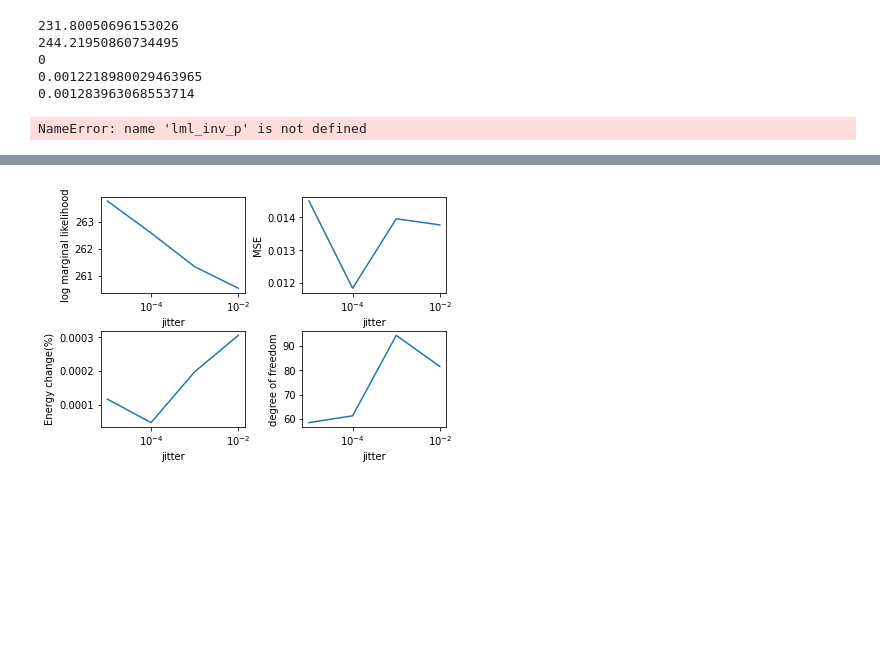
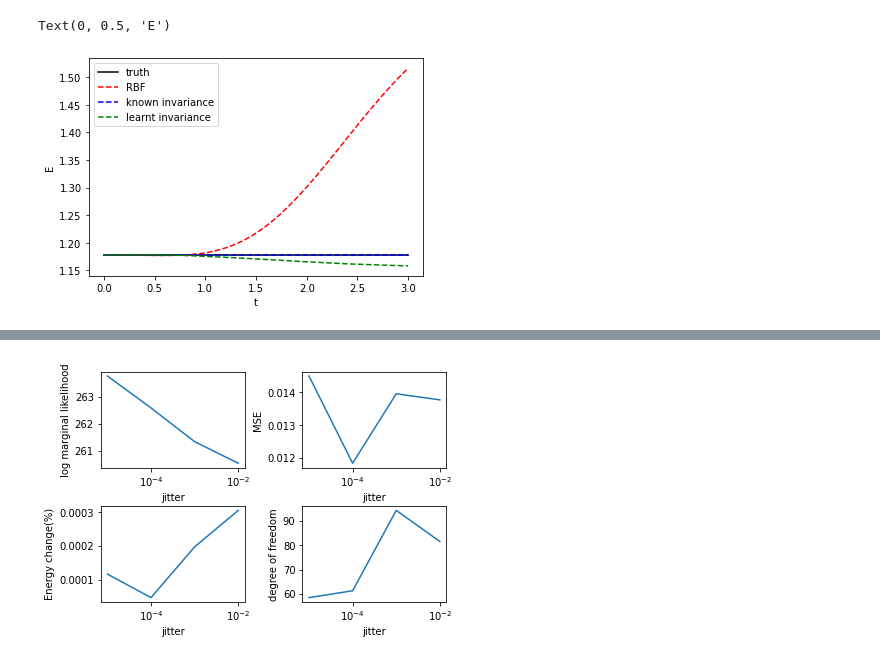
Before and after one commit to charlielao/dynamical_system_invariance_project, a Jupyter notebook: codes/run_1d.ipynb, the cells around one changed output, grey strips where cells are left out. Saved outputs shown, nothing was run; the diff lists cells and outputs as text; code cells hidden in the pictures; blank space fills up the shorter version.

```diff
--- a/codes/run_1d.ipynb
+++ b/codes/run_1d.ipynb
@@ -69 +183,14 @@ kernel.epsilon
+# %%
+t = np.linspace(0, testing_time, int(testing_time/time_step))
+plt.plot(t, tf.squeeze(evaluate_invariance[5])+1, label="truth", color="black")
+plt.plot(t, tf.squeeze(evaluate_moi[6])+1, "--", label="RBF", color="red")
+plt.plot(t, tf.squeeze(evaluate_invariance[6])+1,"--" ,  label="known invariance", color="blue")
+plt.plot(t, tf.squeeze(evaluate_invariance_p[6])+1, "--",label="learnt invariance", color="green")
+plt.legend()
+plt.xlabel("t")
+plt.ylabel("E")
+#plt.savefig("figures/shm_energy.pdf")
+# %% [output]
+Text(0, 0.5, 'E')
+[figure, added]
 # %%
@@ -70,59 +198,3 @@ kernel.epsilon
 import importlib, sys
 importlib.reload(sys.modules["invariance_functions"])
 from invariance_functions import evaluate_model_future
-# %%
-
-
-eva_future_moi = []
-eva_future_inv = []
-eva_future_inv_p = []
-
-grids = (3, 40)
-dynamics = SHM_dynamics
-
-lml_moi = moi.log_marginal_likelihood().numpy()
-lml_inv = known.log_marginal_likelihood().numpy()
-#lml_inv_p = m.log_marginal_likelihood().numpy()
-
-#grid_moi = (evaluate_model_grid(moi, grids, dynamics))
-#grid_inv = (evaluate_model_grid(known, grids, dynamics))
-#grid_inv_p = (evaluate_model_grid(m, grids, dynamics))
-print(lml_moi)
-print(lml_inv)
-#print(lml_inv_p)
-#def energy(X):
-#    return 0.5*tf.square(X[:,1])-np.cos(X[:,0])
-def energy(X):
-    return 0.5*tf.square(X[:,1])+0.5*tf.square(X[:,0])
-
-for i in range(1):
-    print(i)
-    test_starting_position = (np.random.uniform(-max_x, max_x))
-    test_starting_velocity = (np.random.uniform(-max_v, max_v))
-
-#    print(test_starting_position)
-#    print(test_starting_velocity)
-    test_starting = (test_starting_position, test_starting_velocity)
-    time_setting = (testing_time, time_step)
-
-    evaluate_moi = evaluate_model_future(moi, test_starting, dynamics,time_setting, energy)
-    eva_future_moi.append(evaluate_moi[0])
-
-    evaluate_invariance =evaluate_model_future(known, test_starting, dynamics,time_setting, energy)
-    eva_future_inv.append(evaluate_invariance[0])
-
-#    evaluate_invariance_p =evaluate_model_future(m, test_starting, dynamics, time_setting, energy)#, (m.kernel.inv_f, m.kernel.inv_g), (lambda x: x, lambda x:np.sin(x)))
-#    eva_future_inv_p.append(evaluate_invariance_p[0])
-    print(evaluate_moi[0])
-    print(evaluate_invariance[0])
-# %% [output]
-231.80050696153026
-244.21950860734495
-0
-0.0012218980029463965
-0.001283963068553714
-# %%
-print("Log Marginal Likelihood & " + format((lml_moi),".2f")+" & "+ format((lml_inv),".2f") + " & "+ format((lml_inv_p),".2f") + " & "+' \\\\')
-print("MSE & "+ format((np.mean(eva_future_moi)),".4f")+" & "+format(np.mean(eva_future_inv),".4f")+" & "+format((np.mean(eva_future_inv_p)),".4f")+ ' \\\\')
-# %% [output]
-NameError: name 'lml_inv_p' is not defined
```
Also changed, not shown: parts of 15 cells of this notebook, 2 other files.
